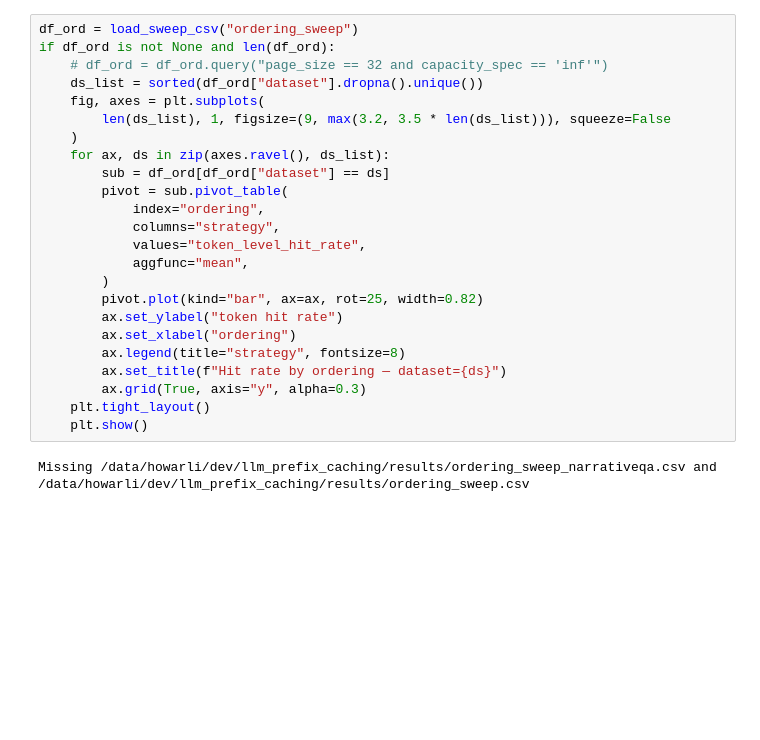
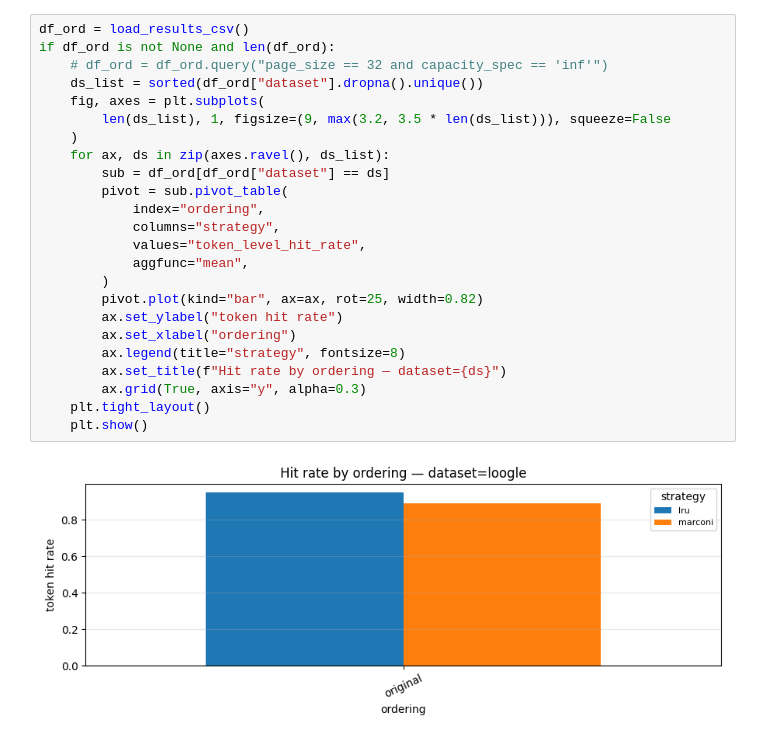
Before and after one commit to howarlii/LLM-prefix-caching-simulator, a Jupyter notebook: analysis/plot_results.ipynb, the cells around one changed output. Drawn from its saved outputs; the diff is of its cells as text; blank space fills up the shorter version.

```diff
--- a/analysis/plot_results.ipynb
+++ b/analysis/plot_results.ipynb
@@ -136,29 +133,29 @@ Missing /data/howarli/dev/llm_prefix_caching/results/eviction_sweep_narrativeqa.
 # %%
-df_ord = load_sweep_csv("ordering_sweep")
+df_ord = load_results_csv()
 if df_ord is not None and len(df_ord):
     # df_ord = df_ord.query("page_size == 32 and capacity_spec == 'inf'")
     ds_list = sorted(df_ord["dataset"].dropna().unique())
     fig, axes = plt.subplots(
         len(ds_list), 1, figsize=(9, max(3.2, 3.5 * len(ds_list))), squeeze=False
     )
     for ax, ds in zip(axes.ravel(), ds_list):
         sub = df_ord[df_ord["dataset"] == ds]
         pivot = sub.pivot_table(
             index="ordering",
             columns="strategy",
             values="token_level_hit_rate",
             aggfunc="mean",
         )
         pivot.plot(kind="bar", ax=ax, rot=25, width=0.82)
         ax.set_ylabel("token hit rate")
         ax.set_xlabel("ordering")
         ax.legend(title="strategy", fontsize=8)
         ax.set_title(f"Hit rate by ordering — dataset={ds}")
         ax.grid(True, axis="y", alpha=0.3)
     plt.tight_layout()
     plt.show()
 # %% [output]
-Missing /data/howarli/dev/llm_prefix_caching/results/ordering_sweep_narrativeqa.csv and /data/howarli/dev/llm_prefix_caching/results/ordering_sweep.csv
+[figure, added]
 # %%
 # Load/compute ratio CDF: need per-request ratios from JSON (or re-run sim).
 # Placeholder: CDF of per-request rates from a single detailed JSON if you export traces.
```
Also changed, not shown: parts of 6 cells of this notebook, 16 other files.
